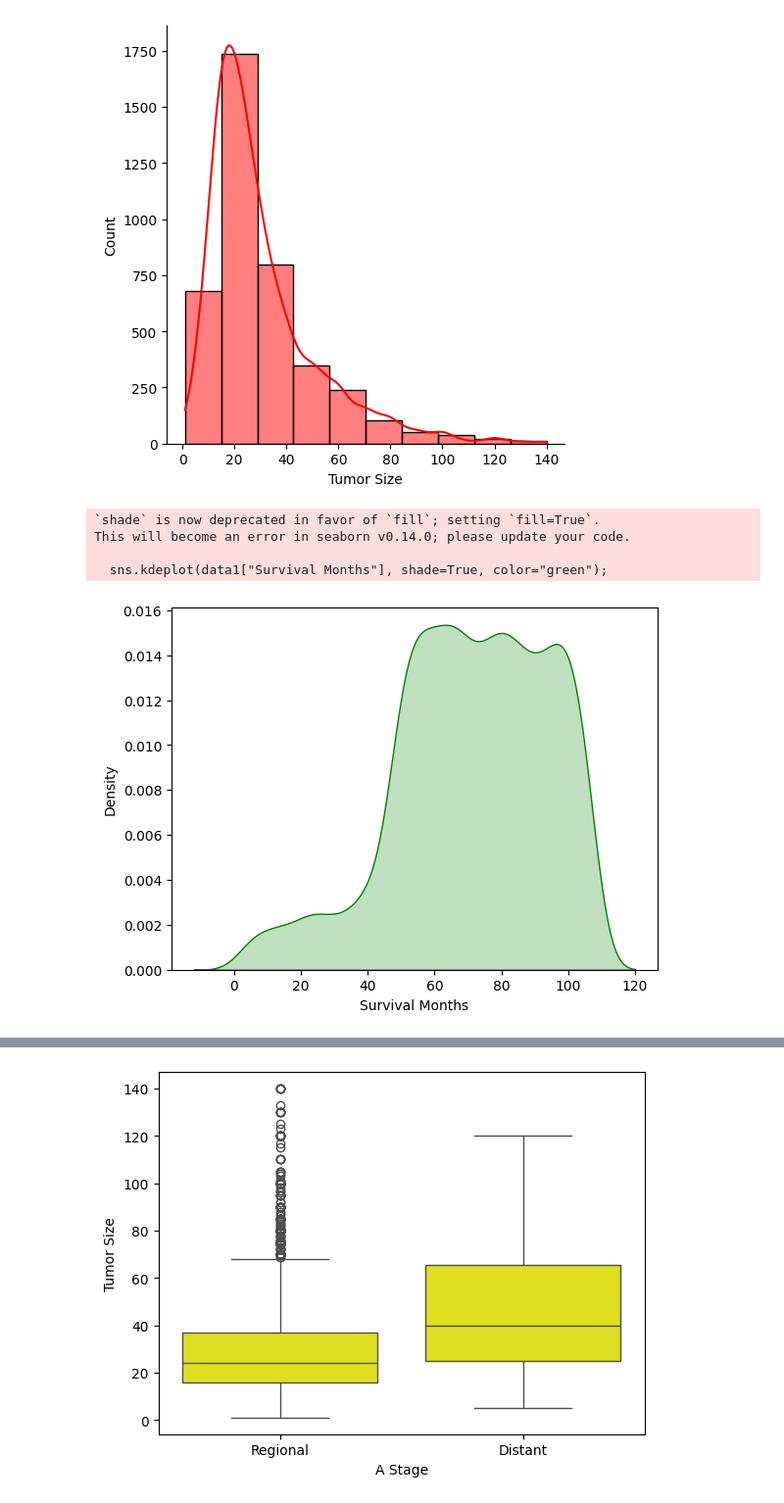
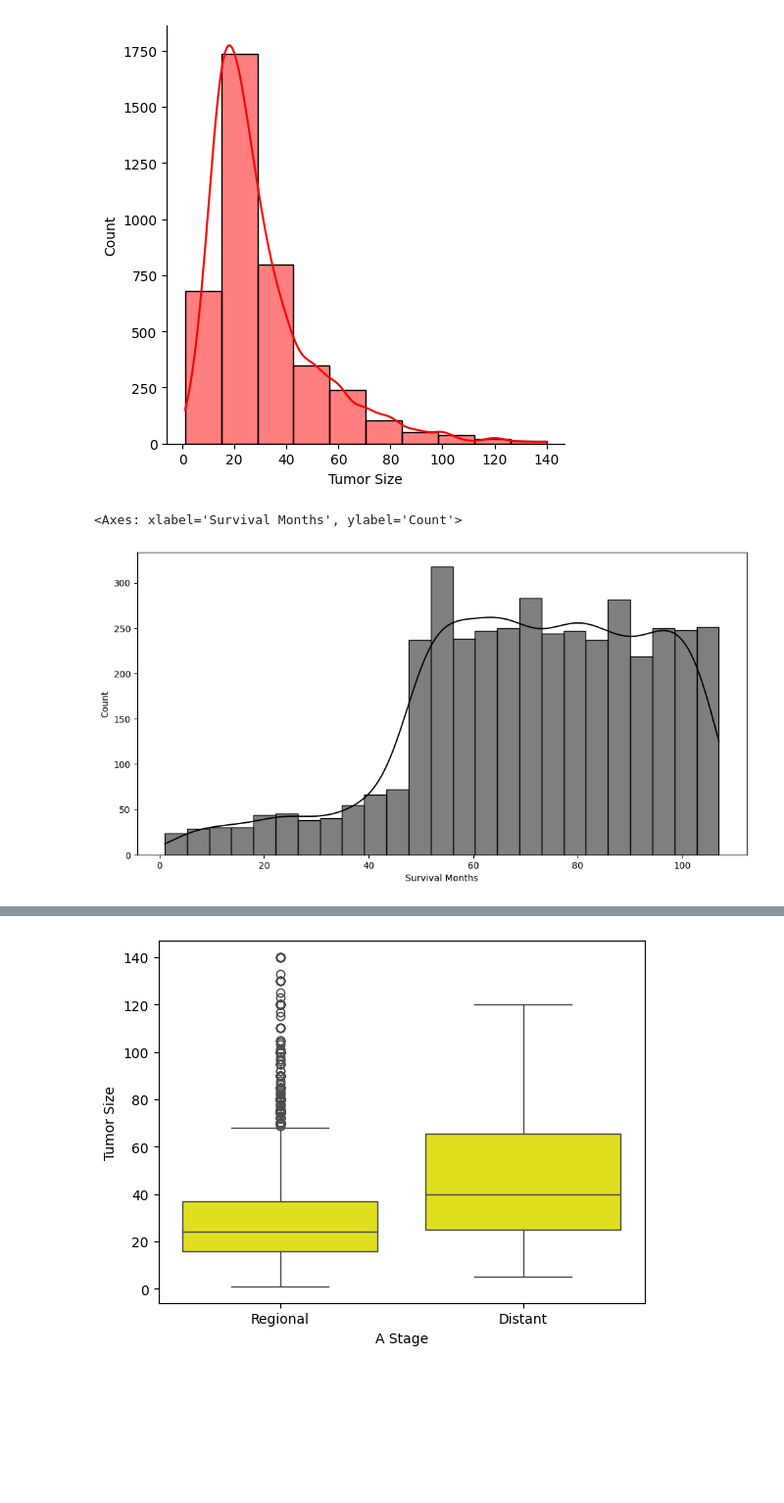
Before and after one commit to incieryilmazz/Breast_Cancer, a Jupyter notebook: breast_eda.ipynb, the cells around one changed output, grey strips where cells are left out. Shown at 98% size. Cells and saved outputs as stored; diff of their text form; code cells hidden in the pictures; blank space fills up the shorter version.

```diff
--- a/breast_eda.ipynb
+++ b/breast_eda.ipynb
@@ -213,10 +212,7 @@ sns.displot(data1["Tumor Size"], bins=10, color="red", kde=True);
 # %% [output]
 [figure]
 # %%
-sns.kdeplot(data1["Survival Months"], shade=True, color="green");
+sns.histplot(data=data1, x='Survival Months', color="black", kde=True)
 # %% [output]
-`shade` is now deprecated in favor of `fill`; setting `fill=True`.
-This will become an error in seaborn v0.14.0; please update your code.
-
-  sns.kdeplot(data1["Survival Months"], shade=True, color="green");
+<Axes: xlabel='Survival Months', ylabel='Count'>
-[figure, old version]
+[figure, new version]
```
Also changed, not shown: parts of 18 cells of this notebook, 4 other files.
